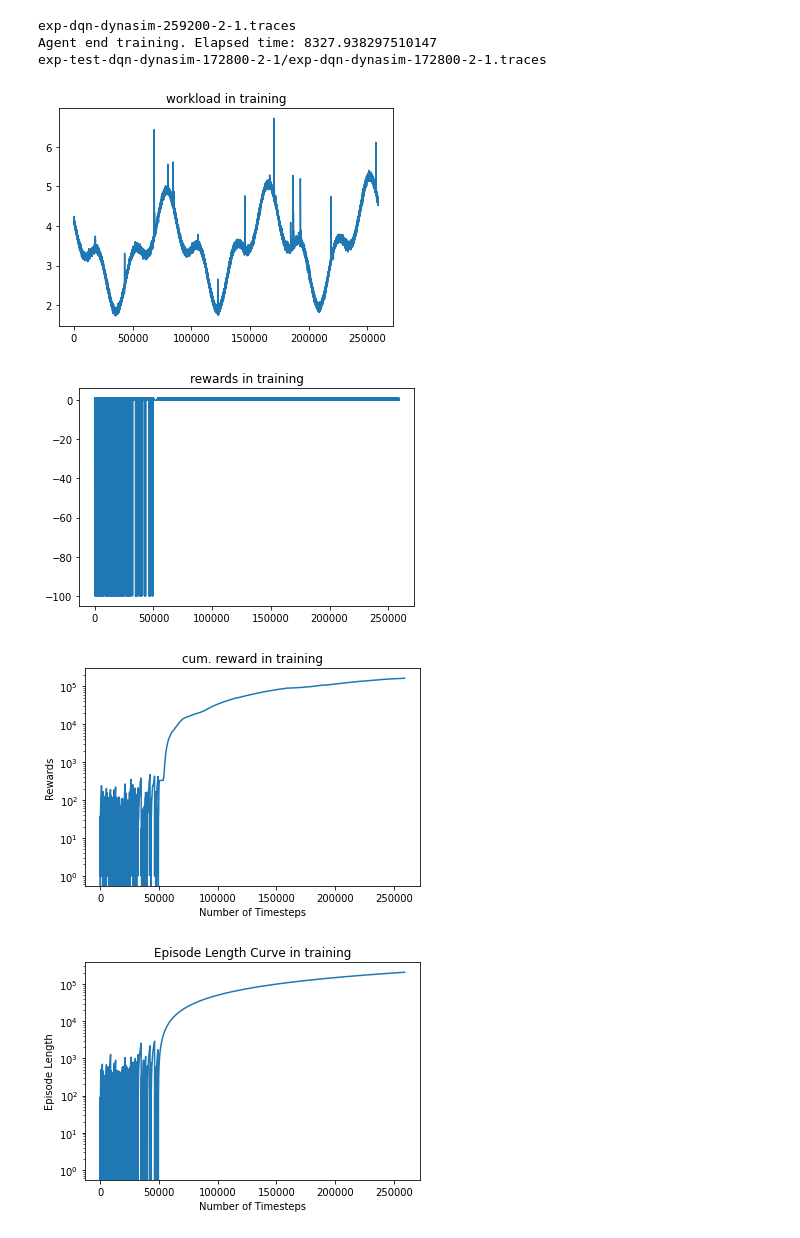
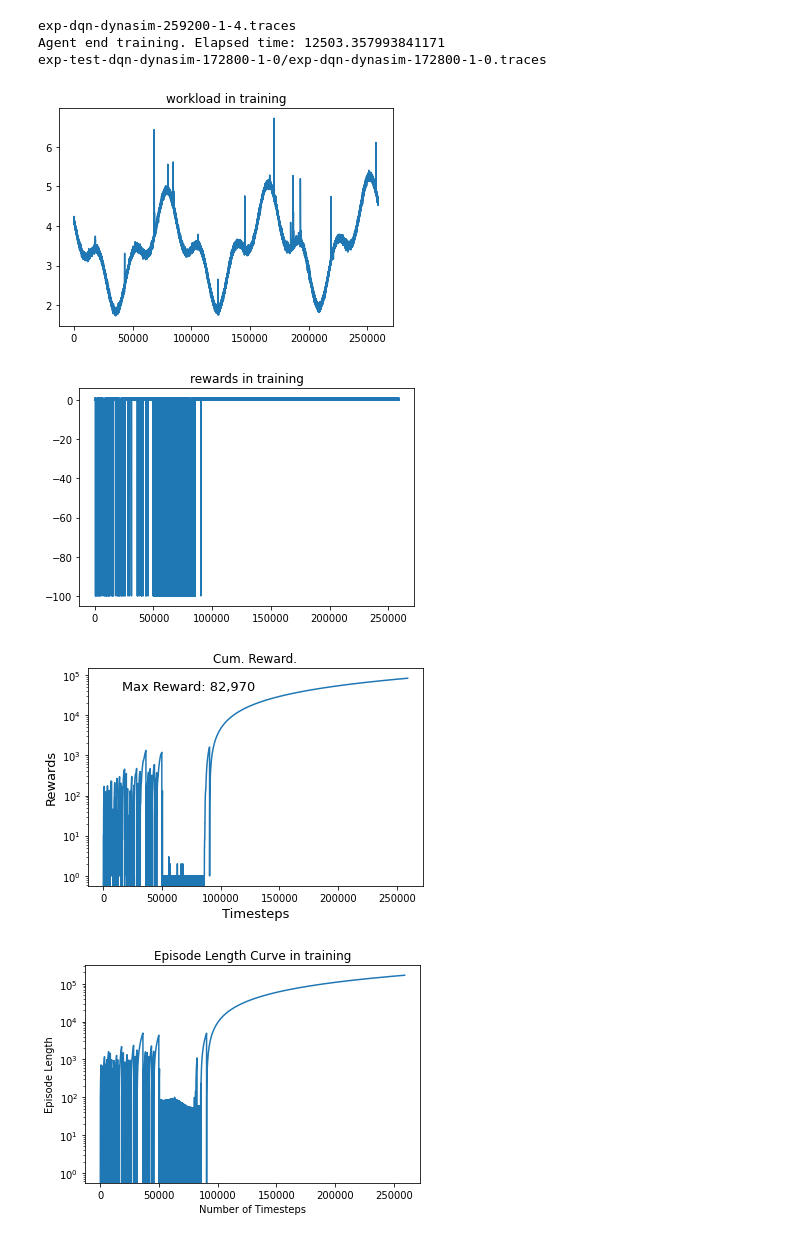
Before and after one commit to psotoarenas/RL_autoscalers_dynasim, a Jupyter notebook: plot_notebooks/dynamicsim_ai_plots.ipynb, the cells around one changed output. Cells and saved outputs as stored; diff of their text form; code cells hidden in the pictures.

```diff
--- a/plot_notebooks/dynamicsim_ai_plots.ipynb
+++ b/plot_notebooks/dynamicsim_ai_plots.ipynb
@@ -8,7 +8,7 @@ import os
 import matplotlib.pyplot as plt
 from matplotlib.gridspec import GridSpec
 # %%
-experiment = "exp-dqn-dynasim-259200-2-1"
+experiment = "exp-dqn-dynasim-259200-1-4"
 root_folder = "/Users/paola/OneDrive - Universiteit Antwerpen/DAEMON/Dynasim/experiments"
 os.chdir(os.path.join(root_folder, experiment))
 train_traces = experiment + ".traces"
@@ -118,49 +118,53 @@ for mode in modes:
         cum_reward["testing"].append(cumulative_reward)
         restarts_per_episode["testing"].append(current_step)
 # %% [output]
-exp-dqn-dynasim-259200-2-1.traces
-Agent end training. Elapsed time: 8327.938297510147
-exp-test-dqn-dynasim-172800-2-1/exp-dqn-dynasim-172800-2-1.traces
+exp-dqn-dynasim-259200-1-4.traces
+Agent end training. Elapsed time: 12503.357993841171
+exp-test-dqn-dynasim-172800-1-0/exp-dqn-dynasim-172800-1-0.traces
 # %%
 # train figures
+fontsize=13
 # --------------- workload ------------------------------
 plt.figure()
 plt.plot(np.array(jobs["training"])/300., label="workload")
 plt.title("workload in training")
 plt.savefig('./workload_train.png', dpi=300)
 plt.show()
 
 # ---------------------------- immediate rewards  ---------------------------------------------------------
 plt.figure()
 plt.plot(np.array(reward["training"]))
 plt.title("rewards in training")
 plt.savefig('./rewards_train.png', dpi=300)
 plt.show()
 
 # ---------------------------- cumulative rewards (own) ---------------------------------------------------------
-plt.figure()
-plt.plot(np.array(reward_cum["training"]))
-plt.yscale('log')
-plt.xlabel('Number of Timesteps')
-plt.ylabel('Rewards')
-plt.title("cum. reward in training")
+fig, ax = plt.subplots()
+ax.plot(np.array(reward_cum["training"]))
+ax.set_yscale('log')
+ax.set_xlabel('Timesteps', fontsize=fontsize)
+ax.set_ylabel('Rewards', fontsize=fontsize)
+max_reward = int(max(np.array(reward_cum['training'])))
+txt = f"Max Reward: {max_reward:,}"
+ax.text(0.1, 0.9, txt, transform=ax.transAxes, fontsize=fontsize)
+ax.set_title("Cum. Reward.")
 plt.savefig('./reward_cum_train.png', dpi=300)
 plt.show()
 
 # ---------------------------- episode length (own)  ---------------------------------------------------------
 plt.figure()
 plt.plot(np.array(current_timesteps["training"]))
 plt.yscale('log')
 plt.xlabel('Number of Timesteps')
 plt.ylabel('Episode Length')
 plt.title("Episode Length Curve in training")
 plt.savefig('./episode_len_train.png', dpi=300)
 plt.show()
 # %% [output]
 [figure]
-[figure, old version]
+[figure, new version]
-[figure, old version]
+[figure, new version]
-[figure, old version]
+[figure, new version]
 # %%
 # test figures
 # --------------- workload ------------------------------
```
Also changed, not shown: parts of 9 cells of this notebook, 4 other files.
